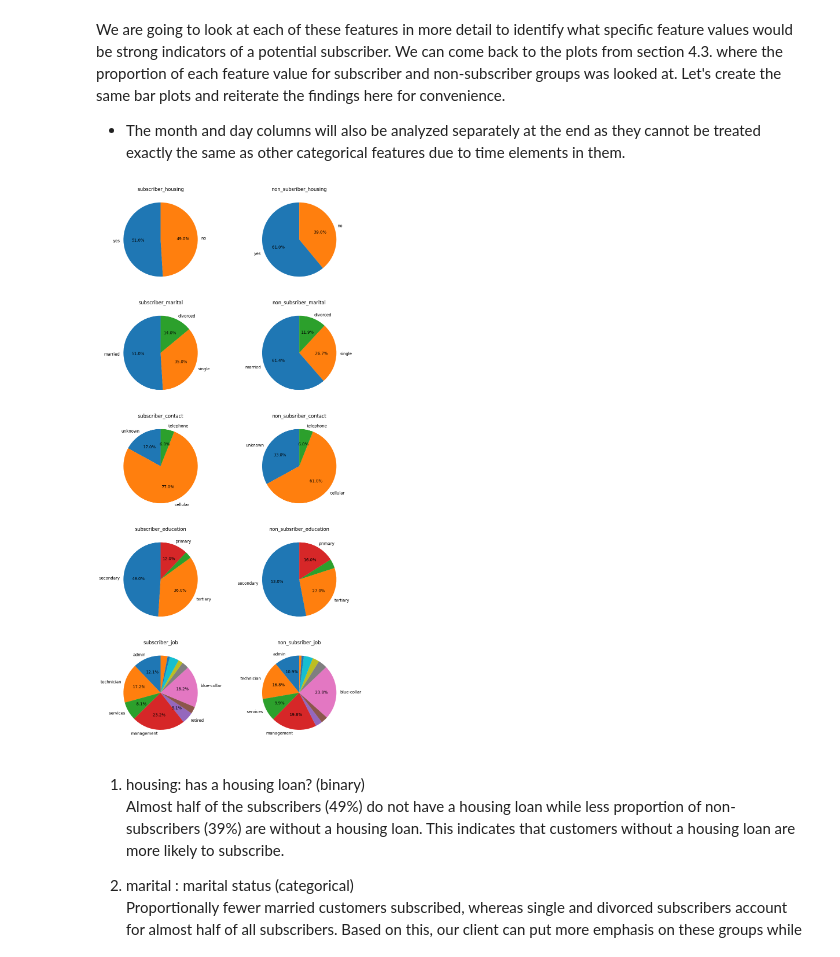
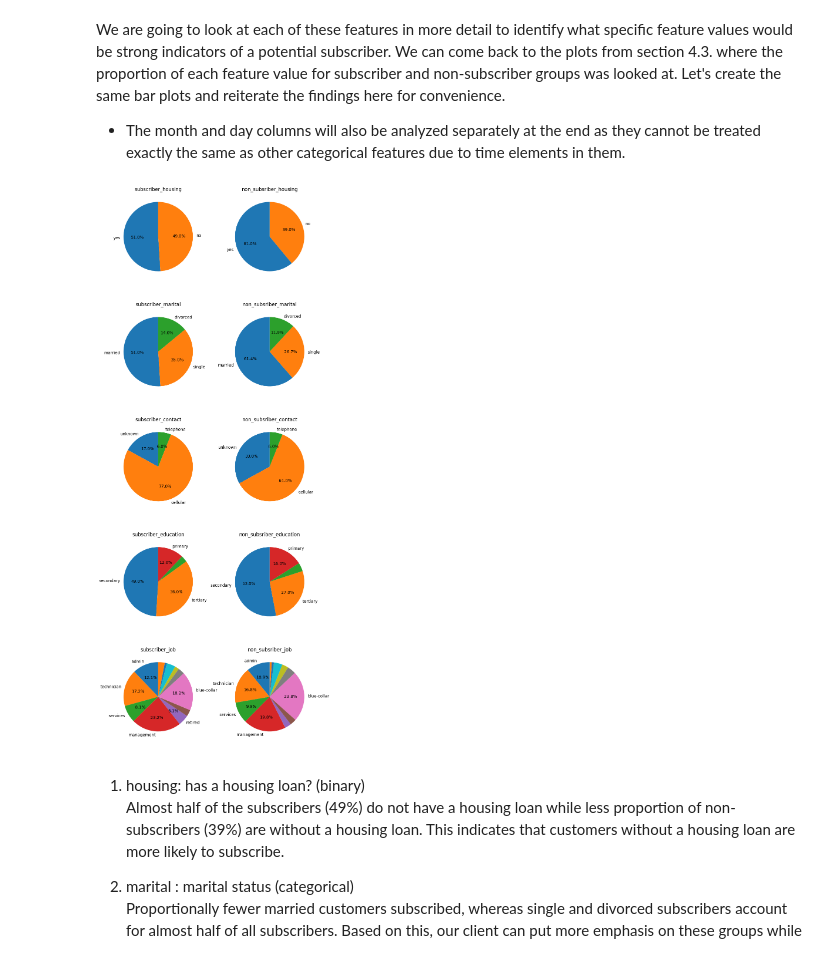
Before and after one commit to henryhyunwookim/Term-Deposit-Marketing, a Jupyter notebook: Term Deposit Marketing.ipynb, the cells around one changed output. Drawn from its saved outputs; the diff is of its cells as text; code cells hidden in the pictures.

```diff
--- a/Term Deposit Marketing.ipynb
+++ b/Term Deposit Marketing.ipynb
@@ -466,24 +466,24 @@ We are going to look at each of these features in more detail to identify what s
 # %%
 cols_to_plot = [top_feature for top_feature in top_features if top_feature not in ['month', 'day']]
 num_cols = len(cols_to_plot)
-fig, axes = plt.subplots(num_cols, 2, figsize=(10, 4*num_cols))
+fig, axes = plt.subplots(num_cols, 2, figsize=(8, 4*num_cols))
 plt.tight_layout(pad=3)
 for i, col in enumerate(cols_to_plot):
     for j in [0, 1]:
         ax = axes[i, j]
         counts_df = concat_counts_df(df1=subscribers_df, df1_name="subscriber",
                                     df2=non_subscribers_df, df2_name="non_subsriber",
                                     column=col)
         values = counts_df.values[j]
         labels = [col if val >= 0.05 else "" for col, val in zip(counts_df.columns, values)]
         plot_pies(values=values,
                   labels=labels,
                   ax=ax,
                   title=counts_df.index[j],
                   autopct=lambda x: ('%1.1f%%' % x) if x > 5 else '',
                   sort_values=False)
 # %% [output]
-[figure, old version]
+[figure, new version]
 # %% [markdown]
 1. housing: has a housing loan? (binary)<br>
 Almost half of the subscribers (49%) do not have a housing loan while less proportion of non-subscribers (39%) are without a housing loan. This indicates that customers without a housing loan are more likely to subscribe.
```
